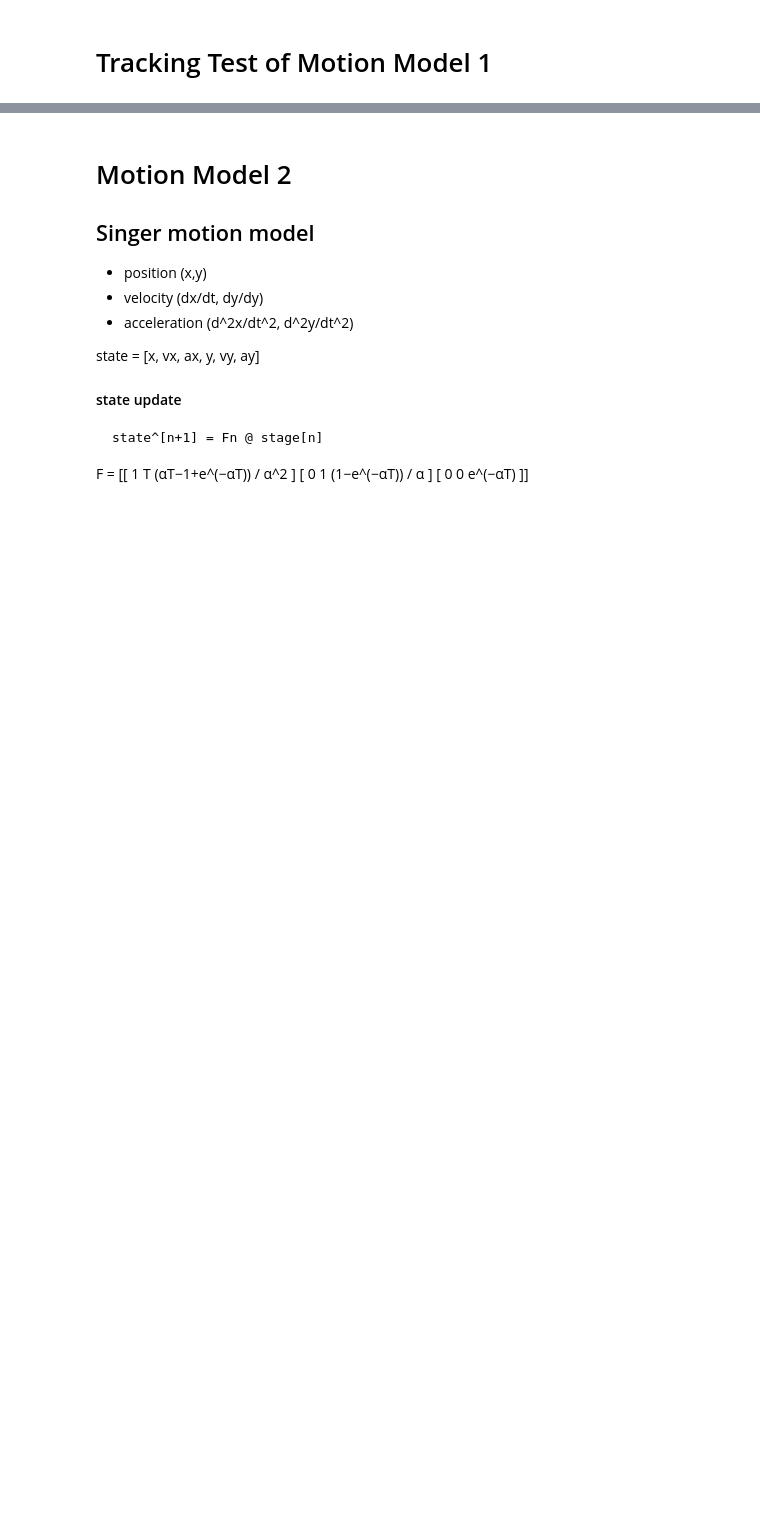
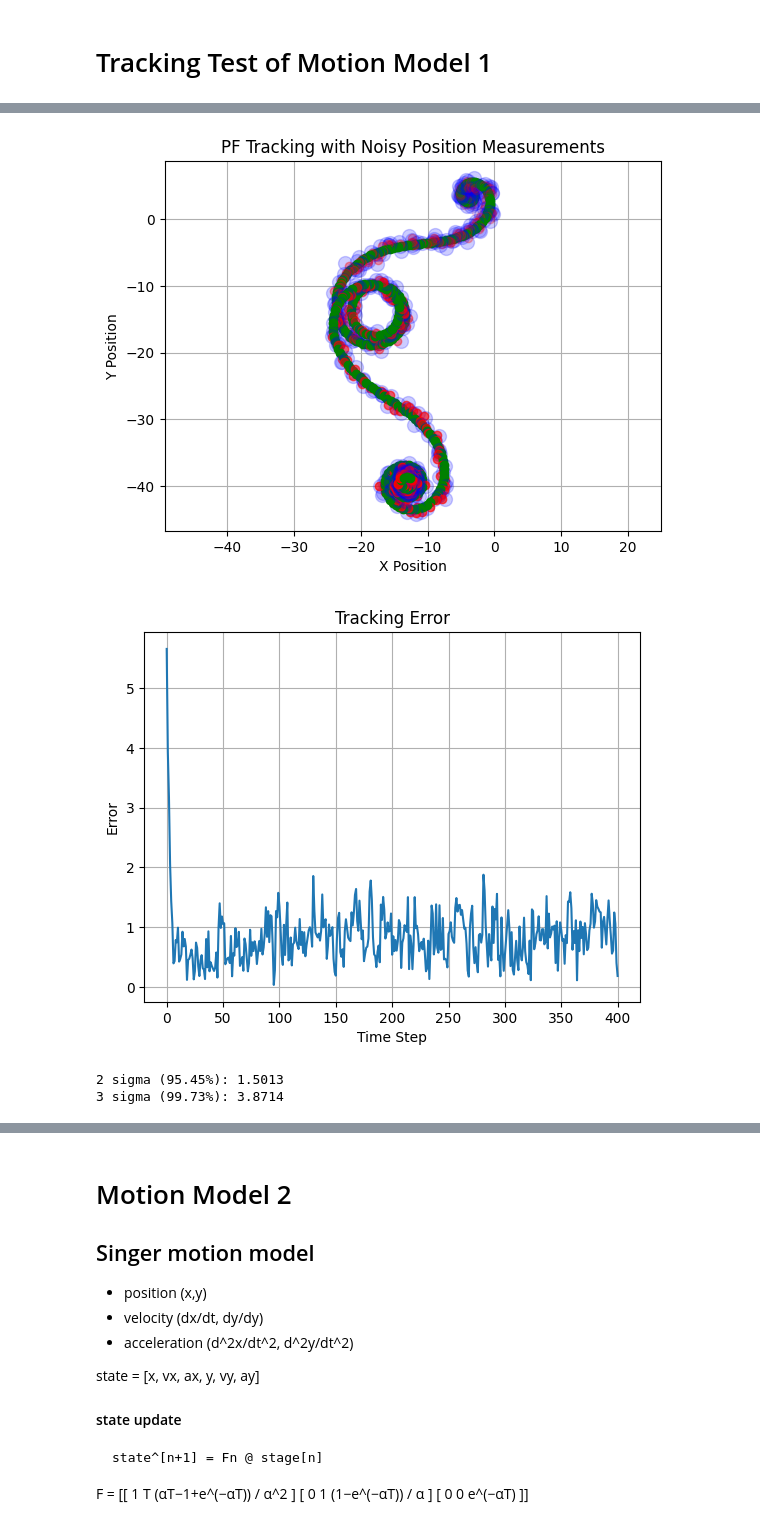
Before and after one commit to emlyons/tdoa_simulator, a Jupyter notebook: tracking.ipynb, the cells around one changed output, grey strips where cells are left out. Drawn from its saved outputs; the diff is of its cells as text; code cells hidden in the pictures; blank space fills up the shorter version.

Commit message:
tracking update

```diff
--- a/tracking.ipynb
+++ b/tracking.ipynb
@@ -599,0 +292,72 @@ plt.show()
+# %%
+state = CTVR_State(pos=np.array([0,0]),
+              vel=0,
+              theta=np.deg2rad(0),
+              omega=0.0).vec()
+
+particles = np.random.multivariate_normal(mean=state, cov=np.eye(5)*1.0, size=100)
+
+pf = CTVR_PF(particles, Q=np.eye(5)*0.3, R=np.eye(2)*0.25)
+
+plt.figure()
+# plt.plot(state[0], state[1], 'ro')
+
+pos_track = [state[0:2]]
+
+for i in range(N):
+    measurement = pos_meas[i]
+
+    # run particle filter
+    state = pf.update(measurement, DT)
+
+    # plt.plot(pf.weights, pf.particles[:,0])
+    # plt.show()
+
+    plt.plot(pos_meas[i][0], pos_meas[i][1], 'bo', alpha=0.2, markersize=10)
+    plt.plot(state[0], state[1], 'ro', alpha=0.1+0.002*i)
+    plt.plot(pos_true[i][0], pos_true[i][1], 'go')
+    pos_track.append(state[0:2])
+
+plt.axis('equal')
+plt.title('PF Tracking with Noisy Position Measurements')
+plt.xlabel('X Position')
+plt.ylabel('Y Position')
+plt.grid()
+plt.show()
+
+
+plt.figure()
+track_error = [np.linalg.norm(np.array(pos_track[i]) - np.array(pos_true[i])) for i in range(len(pos_track))]
+plt.plot(track_error)
+plt.title('Tracking Error')
+plt.xlabel('Time Step')
+plt.ylabel('Error')
+plt.grid()
+plt.show()
+
+sorted_errors = np.sort(track_error)
+cdf = np.arange(1, len(sorted_errors)+1) / len(sorted_errors)
+
+sigma2 = np.percentile(track_error, 95.45)
+sigma3 = np.percentile(track_error, 99.73)
+
+print(f"2 sigma (95.45%): {sigma2:.4f}")
+print(f"3 sigma (99.73%): {sigma3:.4f}")
+
+plt.figure(figsize=(8, 6))
+plt.plot(sorted_errors, cdf)
+plt.axvline(sigma2, color='orange', linestyle='--', label=f'2σ = {sigma2:.4f}')
+plt.axhline(0.9545, color='orange', linestyle='--')
+plt.axvline(sigma3, color='red', linestyle='--', label=f'3σ = {sigma3:.4f}')
+plt.axhline(0.9973, color='red', linestyle='--')
+plt.title('Empirical CDF of Tracking Error')
+plt.xlabel('Tracking Error')
+plt.ylabel('CDF')
+plt.legend()
+plt.grid()
+plt.show()
+# %% [output]
+[figure, added]
+[figure, added]
+2 sigma (95.45%): 1.5013
+3 sigma (99.73%): 3.8714
```
Also changed, not shown: parts of 10 cells of this notebook, 5 other files.
